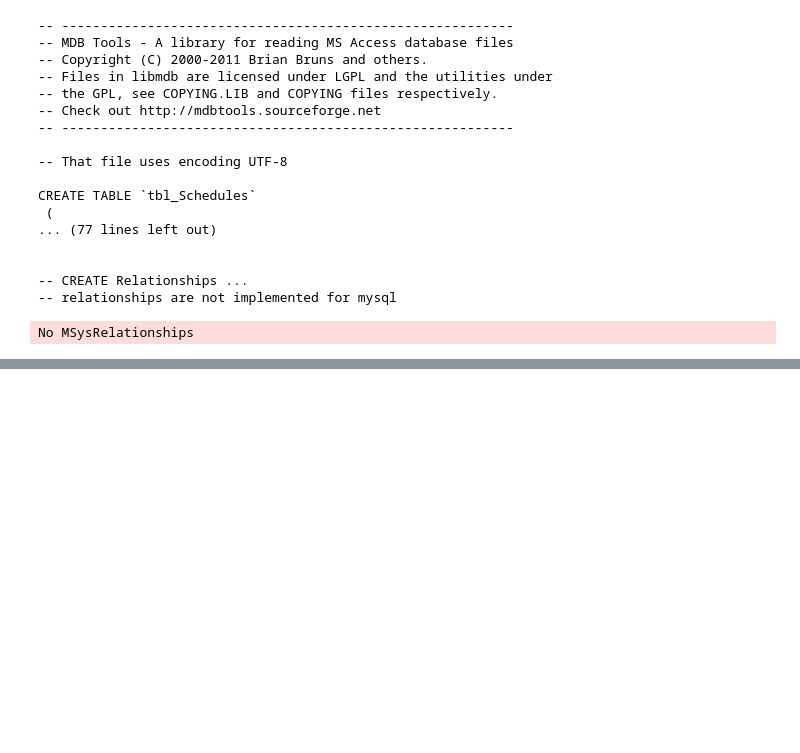
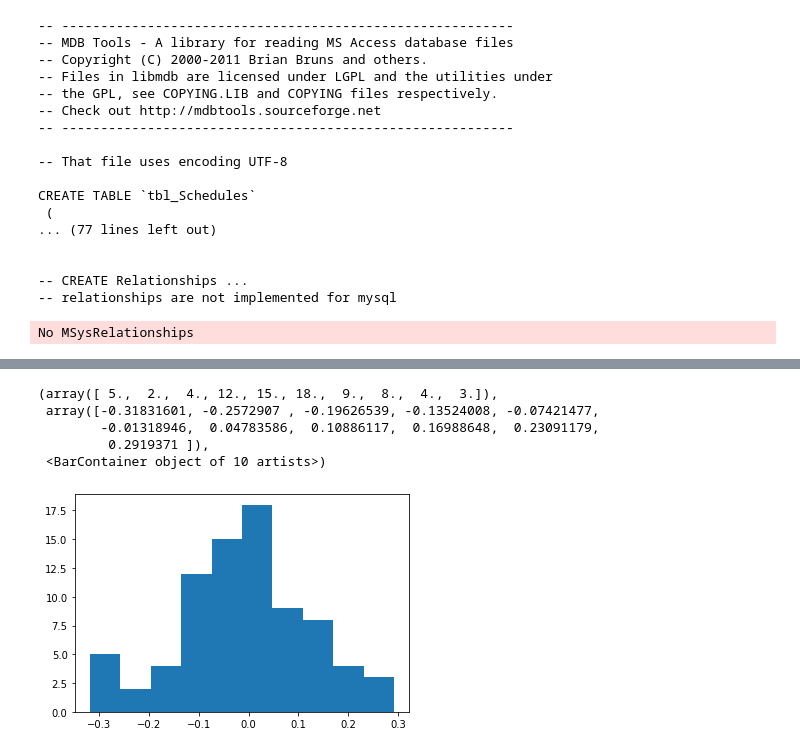
Before and after one commit to yger/equipsy, a Jupyter notebook: results/analysis.ipynb, the cells around one changed output, grey strips where cells are left out. Saved outputs shown, nothing was run; the diff lists cells and outputs as text; code cells hidden in the pictures; blank space fills up the shorter version.

```diff
--- a/results/analysis.ipynb
+++ b/results/analysis.ipynb
@@ -127,0 +162,9 @@ print(f"R-squared: {res.rvalue**2:.6f}")
+# %%
+plt.hist(all_corrcoeffs, 10)
+# %% [output]
+(array([ 5.,  2.,  4., 12., 15., 18.,  9.,  8.,  4.,  3.]),
+ array([-0.31831601, -0.2572907 , -0.19626539, -0.13524008, -0.07421477,
+        -0.01318946,  0.04783586,  0.10886117,  0.16988648,  0.23091179,
+         0.2919371 ]),
+ <BarContainer object of 10 artists>)
+[figure, added]
```
Also changed, not shown: parts of 7 cells of this notebook, 2 other files.
